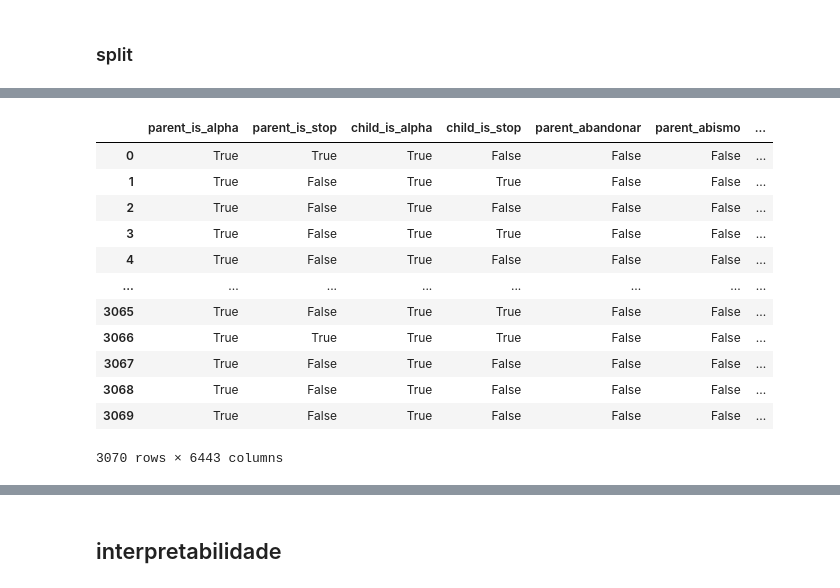
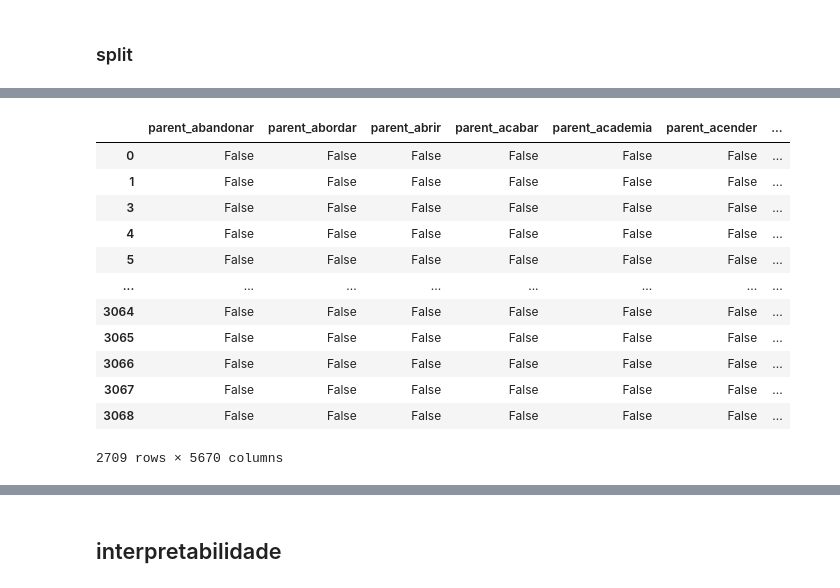
Before and after one commit to semcovici/AMR-BP-prediction, a Jupyter notebook: notebooks/2.0-classification.ipynb, the cells around one changed output, grey strips where cells are left out. Cells and saved outputs as stored; diff of their text form; code cells hidden in the pictures.

```diff
--- a/notebooks/2.0-classification.ipynb
+++ b/notebooks/2.0-classification.ipynb
@@ -49,3 +56,11 @@ df_features
 | 3068 | news | ciencia-4-171 | chamar | fenômeno | :ARG1 | obj | chamar | chamar | VERB | ... |
 | 3069 | news | ciencia-4-171 | chamar | efeito | :ARG2 | nao_tem_dep | chamar | chamar | VERB | ... |
 3070 rows × 26 columns
+# %%
+# dropa colunas inuteis
+df_features = df_features.drop(['parent_shape',
+       'parent_is_alpha', 'parent_is_stop', 'parent_morph', 'child_shape',
+       'child_is_alpha', 'child_is_stop', 'child_morph',
+       'child_ner_start_end', 'parent_ner_start_end'],axis = 1)
+
+df_features.columns
@@ -97,4 +130,0 @@ Name: count, dtype: int64
-# %%
-df_features = df_features[
-    (df_features.label != 'erro') & (df_features.label != 5)]
-df_features.label.value_counts()
@@ -108,0 +131,18 @@ Name: count, dtype: int64
+# %%
+################################
+# Só ARG0 e ARG1
+################################
+
+df_features['label'] = df_features.label.apply(
+    lambda x:
+        0 if "arg0" in x.casefold() else
+        1 if "arg1" in x.casefold() else
+        "erro"
+
+)
+
+df_features['label'].value_counts()
+
+df_features = df_features[
+    (df_features.label != 'erro')]
+df_features.label.value_counts()
@@ -139,20 +182,3 @@ Index(['corpus_name', 'id', 'parent', 'child', 'label', 'dep', 'parent_text',
 # %%
 X = df_features.drop(['corpus_name', 'id', 'stratify-column', "label"], axis = 1)
 y = df_features['label']
-# %%
-X_enc = pd.get_dummies(X)
-X_enc
-# %% [output]
-|  | parent_is_alpha | parent_is_stop | child_is_alpha | child_is_stop | parent_abandonar | parent_abismo | ... |
-| 0 | True | True | True | False | False | False | ... |
-| 1 | True | False | True | True | False | False | ... |
-| 2 | True | False | True | False | False | False | ... |
-| 3 | True | False | True | True | False | False | ... |
-| 4 | True | False | True | False | False | False | ... |
-| ... | ... | ... | ... | ... | ... | ... | ... |
-| 3065 | True | False | True | True | False | False | ... |
-| 3066 | True | True | True | True | False | False | ... |
-| 3067 | True | False | True | False | False | False | ... |
-| 3068 | True | False | True | False | False | False | ... |
-| 3069 | True | False | True | False | False | False | ... |
-3070 rows × 6443 columns
@@ -158,0 +210,18 @@ X_enc
+# %%
+cat_cols = [col for col in X.columns if "emb" not in col]
+X_enc = pd.get_dummies(X[cat_cols])
+X_enc
+# %% [output]
+|  | parent_abandonar | parent_abordar | parent_abrir | parent_acabar | parent_academia | parent_acender | ... |
+| 0 | False | False | False | False | False | False | ... |
+| 1 | False | False | False | False | False | False | ... |
+| 3 | False | False | False | False | False | False | ... |
+| 4 | False | False | False | False | False | False | ... |
+| 5 | False | False | False | False | False | False | ... |
+| ... | ... | ... | ... | ... | ... | ... | ... |
+| 3064 | False | False | False | False | False | False | ... |
+| 3065 | False | False | False | False | False | False | ... |
+| 3066 | False | False | False | False | False | False | ... |
+| 3067 | False | False | False | False | False | False | ... |
+| 3068 | False | False | False | False | False | False | ... |
+2709 rows × 5670 columns
```
Also changed, not shown: parts of 46 cells of this notebook, 19 other files.
